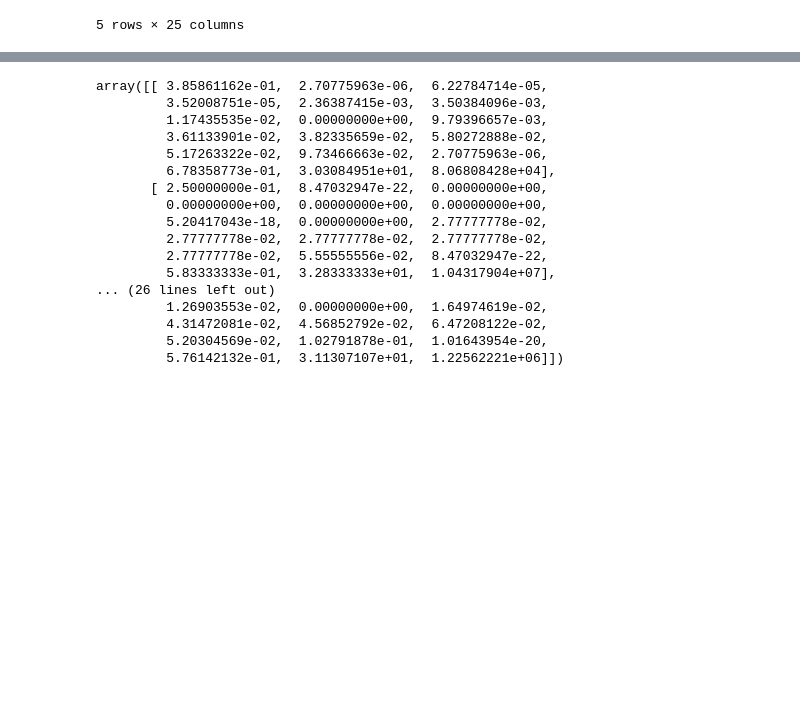
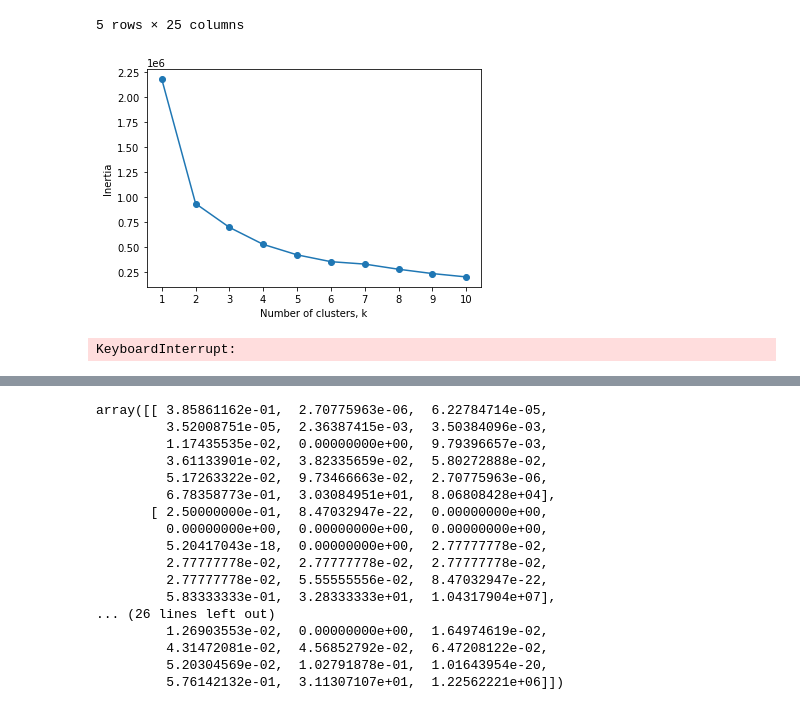
Before and after one commit to carlosperez1997/NDS_ProyectoFinal, a Jupyter notebook: 02.ipynb, the cells around one changed output, grey strips where cells are left out. Drawn from its saved outputs; the diff is of its cells as text; code cells hidden in the pictures; blank space fills up the shorter version.

```diff
--- a/02.ipynb
+++ b/02.ipynb
@@ -224,6 +224,64 @@ df_kmeans.head()
 | 3 | 1.0 | False | False | False | False | False | True | ... |
 | 4 | 1.0 | False | False | False | False | False | False | ... |
 5 rows × 25 columns
+# %%
+ks = range(1, 11)
+inertias = []
+
+for k in ks:
+    # Create a KMeans instance with k clusters: model
+    model = KMeans(n_clusters=k)
+
+    # Fit model to samples
+    model.fit(df_kmeans)
+
+    # Append the inertia to the list of inertias
+    inertias.append(model.inertia_)
+
+# Plot ks vs inertias
+plt.plot(ks, inertias, '-o')
+plt.xlabel('Number of clusters, k')
+plt.ylabel('Inertia')
+plt.xticks(ks)
+plt.show()
+# %% [output]
+[figure, added]
+# %%
+from sklearn.metrics import silhouette_samples,silhouette_score
+
+#https://medium.com/@cmukesh8688/silhouette-analysis-in-k-means-clustering-cefa9a7ad111
+
+fig, ax = plt.subplots()
+
+silhouette_vals = silhouette_samples(df_kmeans,y_pred)
+    #silhouette_vals
+# silhouette plot
+y_ticks = []
+y_lower = y_upper = 0
+for i,cluster in enumerate(np.unique(y_predict)):
+    cluster_silhouette_vals = silhouette_vals[y_predict ==cluster]
+    cluster_silhouette_vals.sort()
+    y_upper += len(cluster_silhouette_vals)
+
+    ax.barh(range(y_lower,y_upper),
+    cluster_silhouette_vals,height =1);
+    ax.text(-0.03,(y_lower+y_upper)/2,str(i+1))
+    y_lower += len(cluster_silhouette_vals)
+
+    # Get the average silhouette score
+    avg_score = np.mean(silhouette_vals)
+    ax.axvline(avg_score,linestyle ='--',linewidth =2,color = 'green')
+    ax.set_yticks([])
+    ax.set_xlim([-0.1, 1])
+    ax.set_xlabel('Silhouette coefficient values')
+    ax.set_ylabel('Cluster labels')
+    ax.set_title('Silhouette plot for the various clusters');
+
+    plt.tight_layout()
+    plt.suptitle(f' Silhouette analysis using k = {k}',fontsize=16,fontweight = 'semibold')
+    #plt.savefig(f'Silhouette_analysis_{k}.jpg')
+# %% [output]
+KeyboardInterrupt:
 # %%
 from sklearn.cluster import KMeans
 k = 7
```
Also changed, not shown: parts of 16 cells of this notebook, 1 other file.
